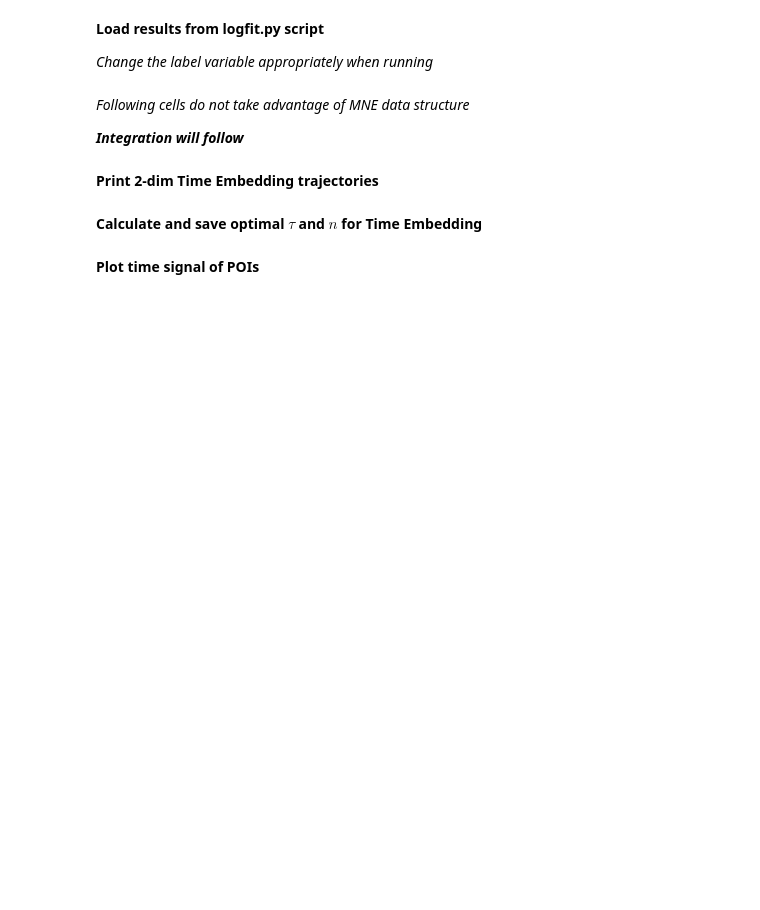
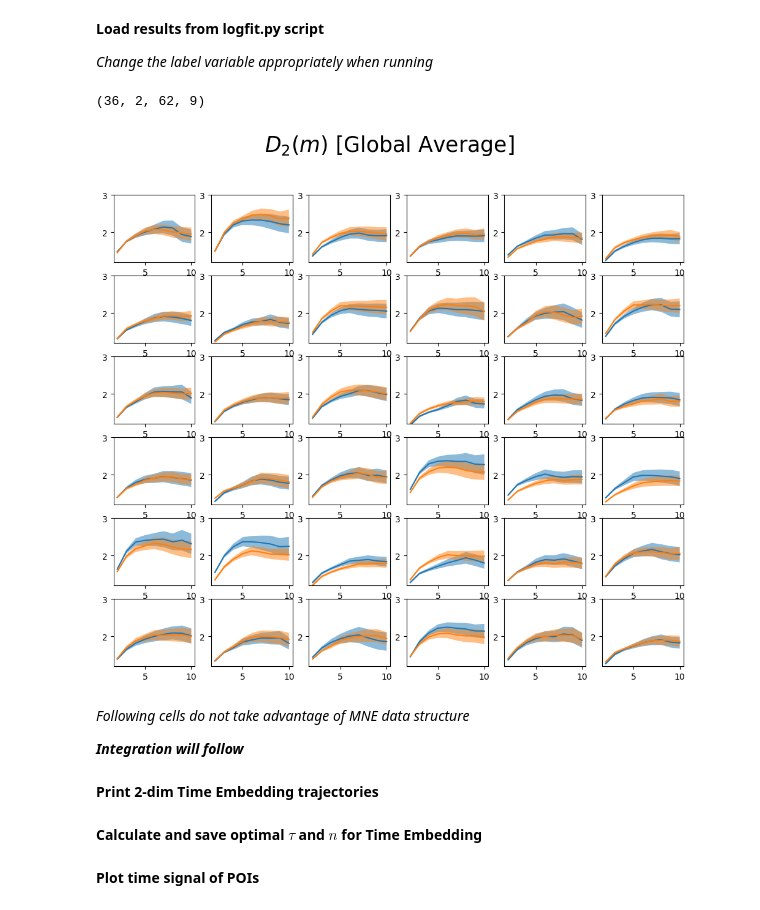
Before and after one commit to lunahsenzacca/nlin-EEG, a Jupyter notebook: nlin-EEG.ipynb, the cells around one changed output. Cells and saved outputs as stored; diff of their text form; code cells hidden in the pictures; blank space fills up the shorter version.

```diff
--- a/nlin-EEG.ipynb
+++ b/nlin-EEG.ipynb
@@ -271,7 +254,8 @@ np.save(wf_path + '/BM_CS/Frvals.npy', r)
 # %%
 clust_dict = {'G': 'Global Average',
               'PO': 'O2, PO4, PO8',
-              'F': 'Fp1, Fp2, Fpz'}
+              'F': 'Fp1, Fp2, Fpz',
+              'CPOF': ['O2, PO4, PO8','Fp1, Fp2, Fpz']}
 # %%
 # Legend
 
@@ -284,47 +268,71 @@ clust_dict = {'G': 'Global Average',
 # Results label
 lb = 'G'
 
-# Load results
-CS = np.load(wf_path + 'BM_CS/' + lb + 'CSums.npy')
-r = np.load(wf_path + 'BM_CS/'+ lb +'rvals.npy')
+# Load result variables
+with open(wf_path + 'BM_CS/' + lb + '/variables.json', 'r') as f:
+    variables = json.load(f)
 
-embs = [i for i in range(2,CS.shape[3]+2)]
+embs = variables['embeddings']
+clst = variables['clustered']
 
 # Fit parameters
 vmin = 5
 vmax = 28
 
+avg = ''
+
 # logfit.py results label
-ld_lb = lb + '[' + str(vmin) + '_' + str(vmax) + ']'
+ld_lb = avg + '[' + str(vmin) + '_' + str(vmax) + ']'
 
 # Load results from logfit.py script
-m = np.load(wf_path + 'BM_CS/D2/' + ld_lb + 'slopes.npy')
-em = np.load(wf_path + 'BM_CS/D2/' + ld_lb + 'errslopes.npy')
+m = np.load(wf_path + 'BM_CS/'+ lb +'/D2/' + ld_lb + 'slopes.npy')
+em = np.load(wf_path + 'BM_CS/' + lb + '/D2/' + ld_lb + 'errslopes.npy')
+
+print(m.shape)
+# %% [output]
+(36, 2, 62, 9)
 # %%
 # Check expected attractor dimension
 
-M = m.mean(axis = 2)
-EM = em.mean(axis = 2)
+sv_lb = lb
 
-title = '$D_{2}(m)$ [' + clust_dict[lb] + ']'
+if clst == True:
+    cl_idx = 1
+    M = m[:,:,cl_idx,:]
+    EM = em[:,:,cl_idx,:]
+
+    sv_lb = lb + str(cl_idx)
+
+    title = '$D_{2}(m)$ [' + clust_dict[lb][cl_idx] + ']'
+
+else:
+    M = m.mean(axis = 2)
+    EM = em.mean(axis = 2)
+
+    sv_lb = lb
+
+    title = '$D_{2}(m)$ [' + clust_dict[lb] + ']'
 
 fig, axs = plt.subplots(6,6, figsize = (12,10))
 
 for j, ax in enumerate(axs.flat):
 
     ax.plot(embs, M[j,0,:], label = 'Conscious')
     ax.fill_between(embs, M[j,0,:]-EM[j,0,:], M[j,0,:]+EM[j,0,:], alpha = 0.5)
 
     ax.plot(embs, M[j,1,:], label = 'Unconscious')
     ax.fill_between(embs, M[j,1,:]-EM[j,1,:], M[j,1,:]+EM[j,1,:], alpha = 0.5)
 
+    ax.set_ylim(1.2,3)
     #ax.set_title(sub_list[j])
 
 fig.suptitle(title, size = 25)
 
-plt.savefig(wf_path + 'pics/backward_masking/'+ lb +'Dattractor.png', dpi = 300)
+plt.savefig(wf_path + 'pics/backward_masking/'+ sv_lb + avg +'Dattractor.png', dpi = 300)
 
 fig.show()
+# %% [output]
+[figure, added]
 # %% [markdown]
 *Following cells do not take advantage of MNE data structure*
 
```
Also changed, not shown: parts of 4 cells of this notebook, 3 other files.
